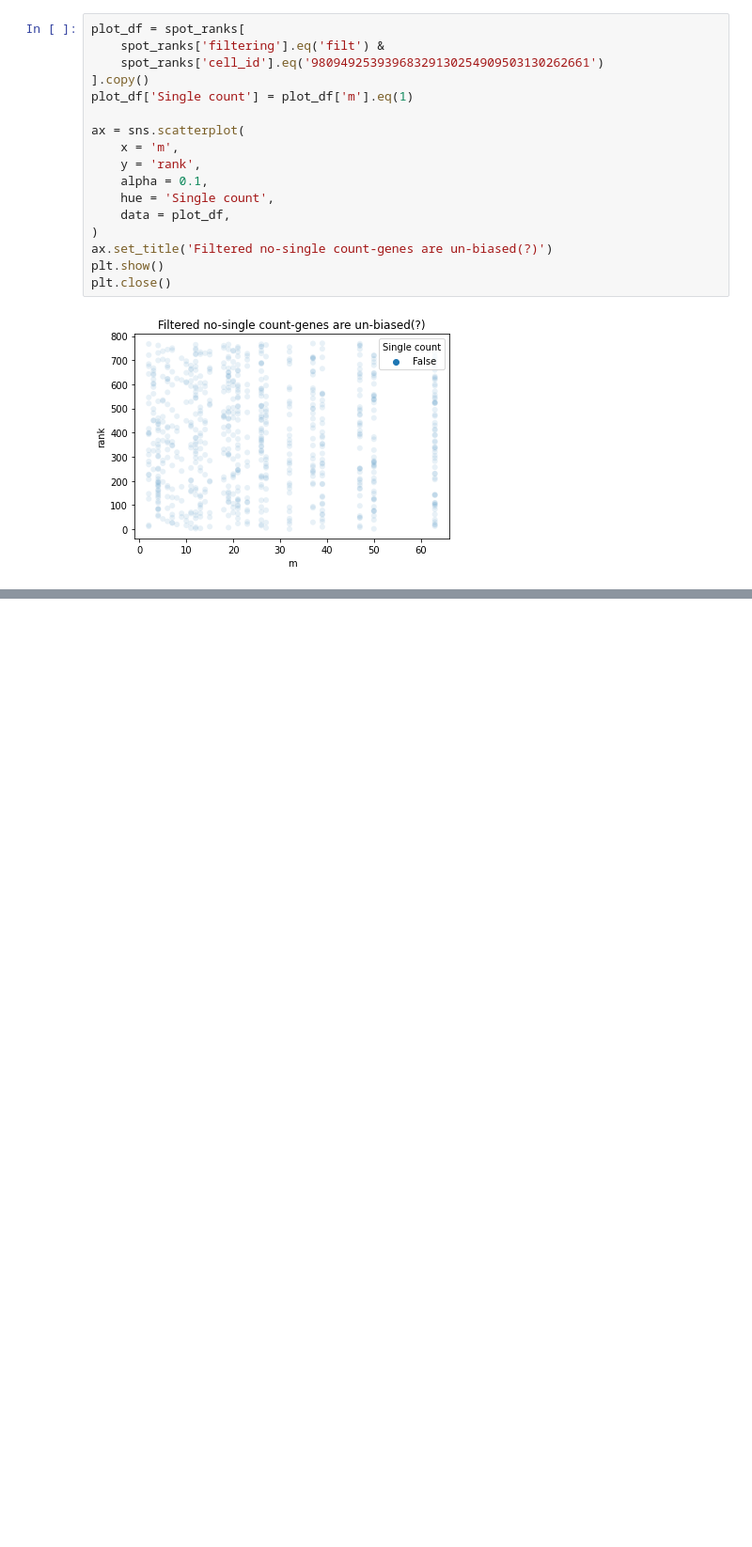
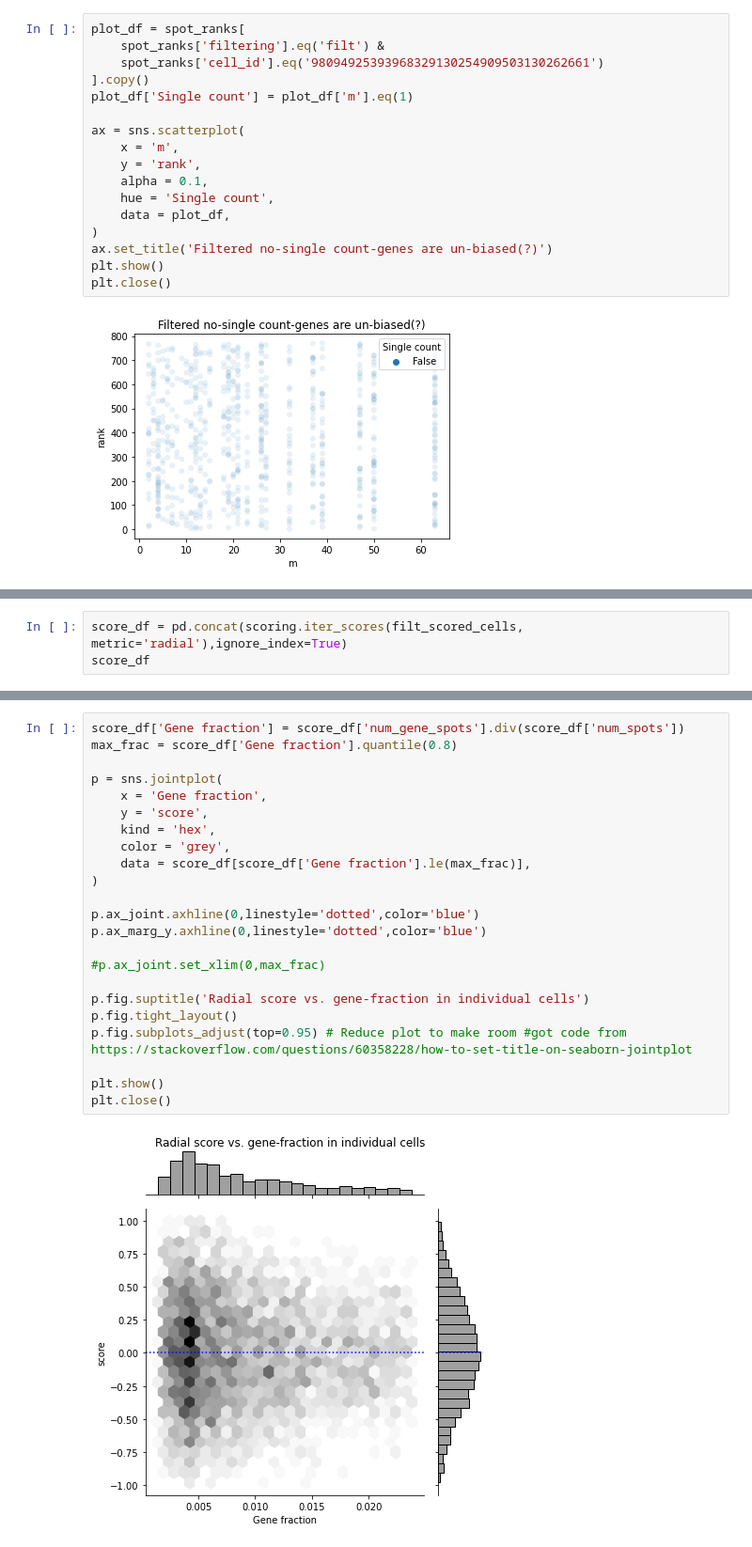
Before and after one commit to salzman-lab/SPRAWL, a Jupyter notebook: analysis/fixing_radial_punctate_biases.ipynb, the cells around one changed output, grey strips where cells are left out. Shown at 94% size. Saved outputs shown, nothing was run; the diff lists cells and outputs as text; blank space fills up the shorter version.

```diff
--- a/analysis/fixing_radial_punctate_biases.ipynb
+++ b/analysis/fixing_radial_punctate_biases.ipynb
@@ -146,0 +157,3 @@ plt.close()
+# %%
+score_df = pd.concat(scoring.iter_scores(filt_scored_cells, metric='radial'),ignore_index=True)
+score_df
@@ -146,0 +174,25 @@ plt.close()
+# %%
+score_df['Gene fraction'] = score_df['num_gene_spots'].div(score_df['num_spots'])
+max_frac = score_df['Gene fraction'].quantile(0.8)
+
+p = sns.jointplot(
+    x = 'Gene fraction',
+    y = 'score',
+    kind = 'hex',
+    color = 'grey',
+    data = score_df[score_df['Gene fraction'].le(max_frac)],
+)
+
+p.ax_joint.axhline(0,linestyle='dotted',color='blue')
+p.ax_marg_y.axhline(0,linestyle='dotted',color='blue')
+
+#p.ax_joint.set_xlim(0,max_frac)
+
+p.fig.suptitle('Radial score vs. gene-fraction in individual cells')
+p.fig.tight_layout()
+p.fig.subplots_adjust(top=0.95) # Reduce plot to make room #got code from https://stackoverflow.com/questions/60358228/how-to-set-title-on-seaborn-jointplot
+
+plt.show()
+plt.close()
+# %% [output]
+[figure, added]
```
Also changed, not shown: parts of 9 cells of this notebook, 14 other files.
